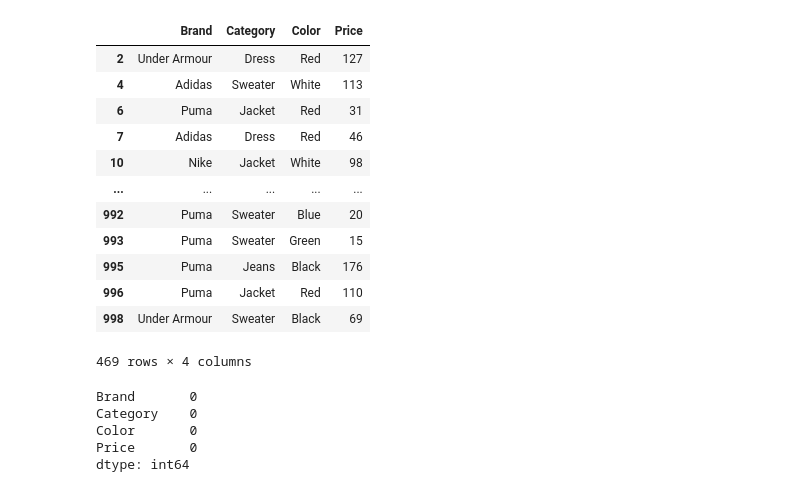
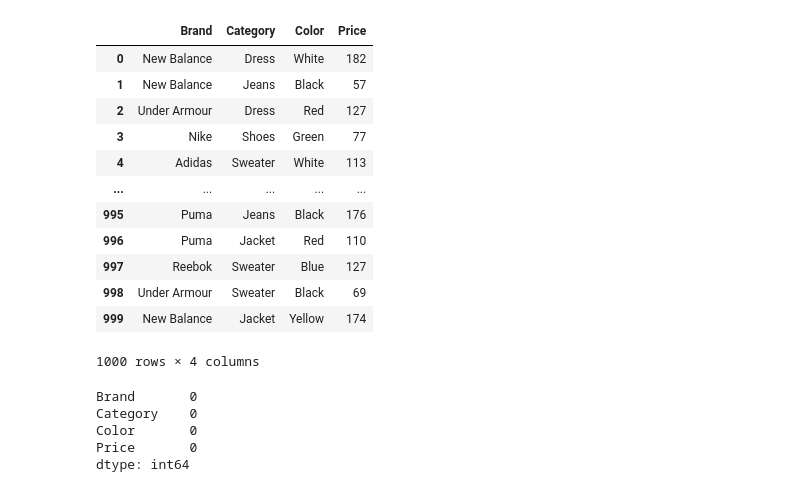
Before and after one commit to shadope/WICHacks24, a Jupyter notebook: ML/price_prediction.ipynb, the cells around one changed output. Drawn from its saved outputs; the diff is of its cells as text; code cells hidden in the pictures.

```diff
--- a/ML/price_prediction.ipynb
+++ b/ML/price_prediction.ipynb
@@ -33,29 +33,24 @@ dict_color = {'Black': 0, 'Blue': 1, 'Green': 2, 'Red':3, 'White':4}
 # %%
 # Reading in the dataset
 df = pd.read_csv("clothes_price_prediction_data.csv")
 cols = df.columns.tolist()
 df = df.drop(['Size'], axis=1)
 df = df.drop(['Material'], axis=1)
-df = df[df['Color'] != 'Yellow']
-df = df[df['Brand'] != 'New Balance']
-df = df[df['Brand'] != 'Reebok']
-df = df[df['Category'] != 'Shoes']
-
 df
 # %% [output]
 |  | Brand | Category | Color | Price |
+| 0 | New Balance | Dress | White | 182 |
+| 1 | New Balance | Jeans | Black | 57 |
 | 2 | Under Armour | Dress | Red | 127 |
+| 3 | Nike | Shoes | Green | 77 |
 | 4 | Adidas | Sweater | White | 113 |
-| 6 | Puma | Jacket | Red | 31 |
-| 7 | Adidas | Dress | Red | 46 |
-| 10 | Nike | Jacket | White | 98 |
 | ... | ... | ... | ... | ... |
-| 992 | Puma | Sweater | Blue | 20 |
-| 993 | Puma | Sweater | Green | 15 |
 | 995 | Puma | Jeans | Black | 176 |
 | 996 | Puma | Jacket | Red | 110 |
+| 997 | Reebok | Sweater | Blue | 127 |
 | 998 | Under Armour | Sweater | Black | 69 |
+| 999 | New Balance | Jacket | Yellow | 174 |
-469 rows × 4 columns
+1000 rows × 4 columns
 # %%
 print(df.isna().sum())
 # %% [output]
```
Also changed, not shown: parts of 6 cells of this notebook, 1 other file.
